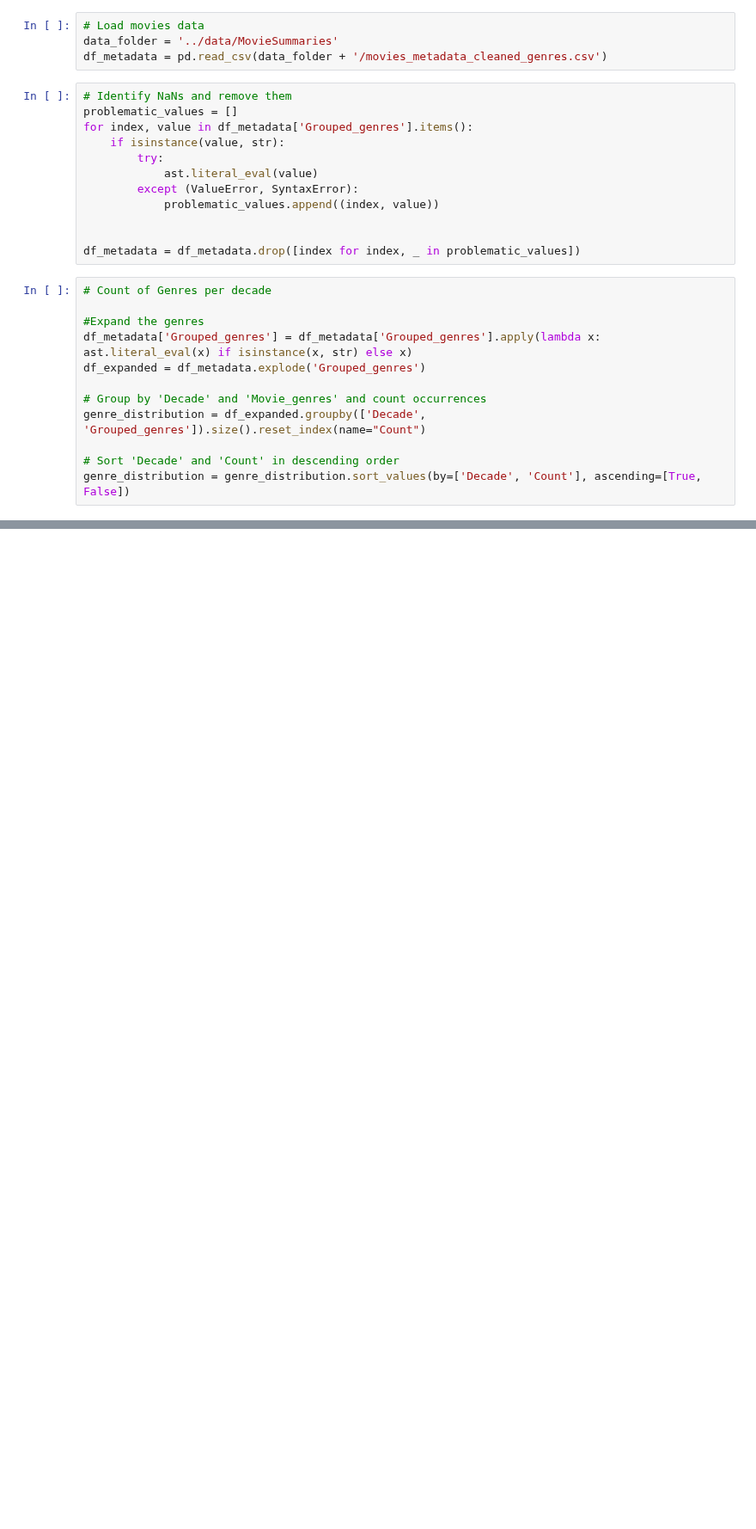
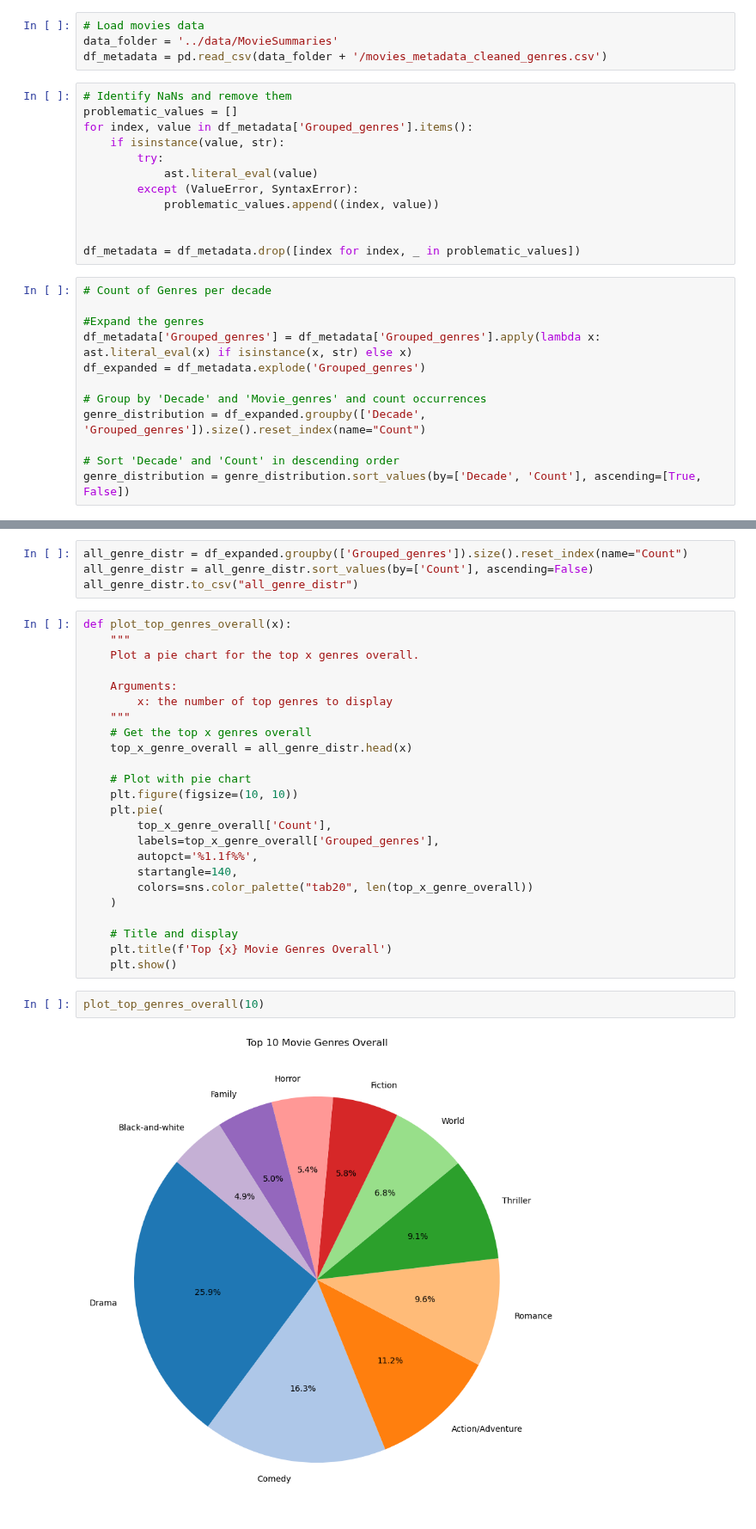
Before and after one commit to epfl-ada/ada-2024-project-astonishingdataavengers24, a Jupyter notebook: src/Evolution_Genres.ipynb, the cells around one changed output, grey strips where cells are left out. Shown at 86% size. Saved outputs shown, nothing was run; the diff lists cells and outputs as text; blank space fills up the shorter version.

```diff
--- a/src/Evolution_Genres.ipynb
+++ b/src/Evolution_Genres.ipynb
@@ -75,0 +87,32 @@ plot_top_genres(10)
+# %%
+all_genre_distr = df_expanded.groupby(['Grouped_genres']).size().reset_index(name="Count")
+all_genre_distr = all_genre_distr.sort_values(by=['Count'], ascending=False)
+all_genre_distr.to_csv("all_genre_distr")
+# %%
+def plot_top_genres_overall(x):
+    """
+    Plot a pie chart for the top x genres overall.
+
+    Arguments:
+        x: the number of top genres to display
+    """
+    # Get the top x genres overall
+    top_x_genre_overall = all_genre_distr.head(x)
+
+    # Plot with pie chart
+    plt.figure(figsize=(10, 10))
+    plt.pie(
+        top_x_genre_overall['Count'],
+        labels=top_x_genre_overall['Grouped_genres'],
+        autopct='%1.1f%%',
+        startangle=140,
+        colors=sns.color_palette("tab20", len(top_x_genre_overall))
+    )
+
+    # Title and display
+    plt.title(f'Top {x} Movie Genres Overall')
+    plt.show()
+# %%
+plot_top_genres_overall(10)
+# %% [output]
+[figure, added]
```
Also changed, not shown: parts of 4 cells of this notebook.
